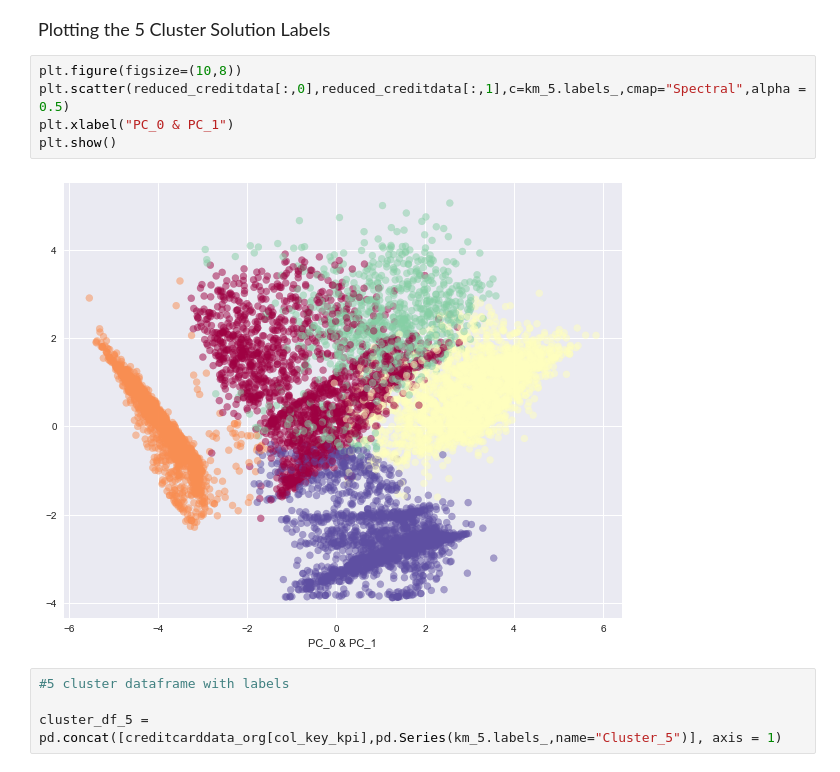
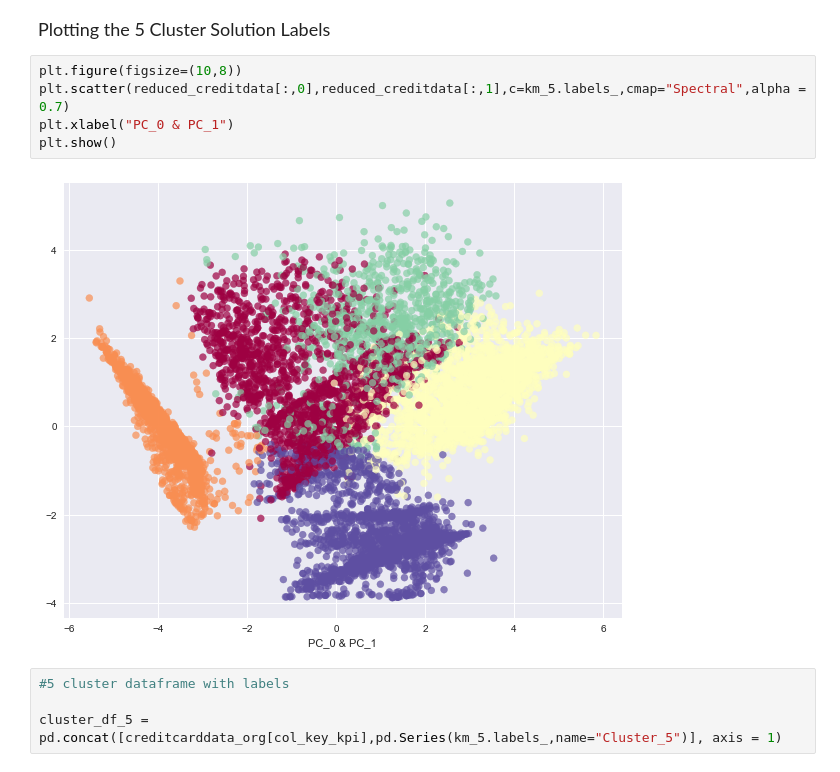
Before and after one commit to Niranjankumar-c/CustomerSegmentation-Banking, a Jupyter notebook: CreditCard-Segmentation-Solution.ipynb, the cells around one changed output. Drawn from its saved outputs; the diff is of its cells as text.

```diff
--- a/CreditCard-Segmentation-Solution.ipynb
+++ b/CreditCard-Segmentation-Solution.ipynb
@@ -867,11 +877,11 @@ Plotting the 5 Cluster Solution Labels
 </big>
 # %%
 plt.figure(figsize=(10,8))
-plt.scatter(reduced_creditdata[:,0],reduced_creditdata[:,1],c=km_5.labels_,cmap="Spectral",alpha = 0.5)
+plt.scatter(reduced_creditdata[:,0],reduced_creditdata[:,1],c=km_5.labels_,cmap="Spectral",alpha = 0.7)
 plt.xlabel("PC_0 & PC_1")
 plt.show()
 # %% [output]
-[figure, old version]
+[figure, new version]
 # %%
 #5 cluster dataframe with labels
 
```
Also changed, not shown: parts of 22 cells of this notebook, 3 other files.
